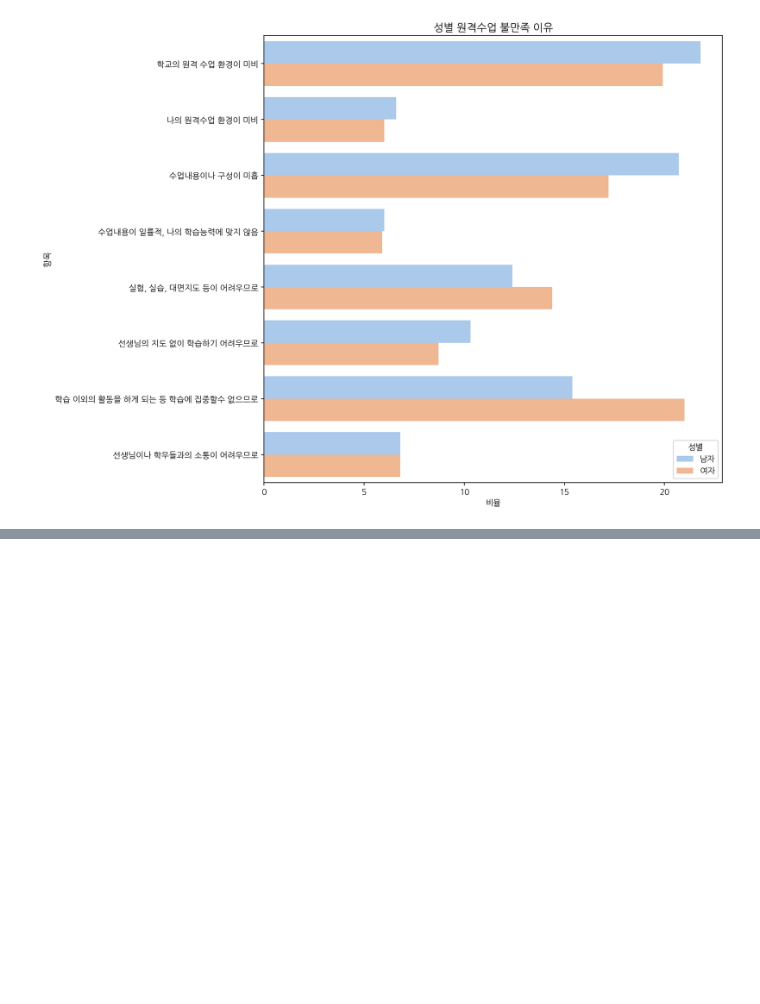
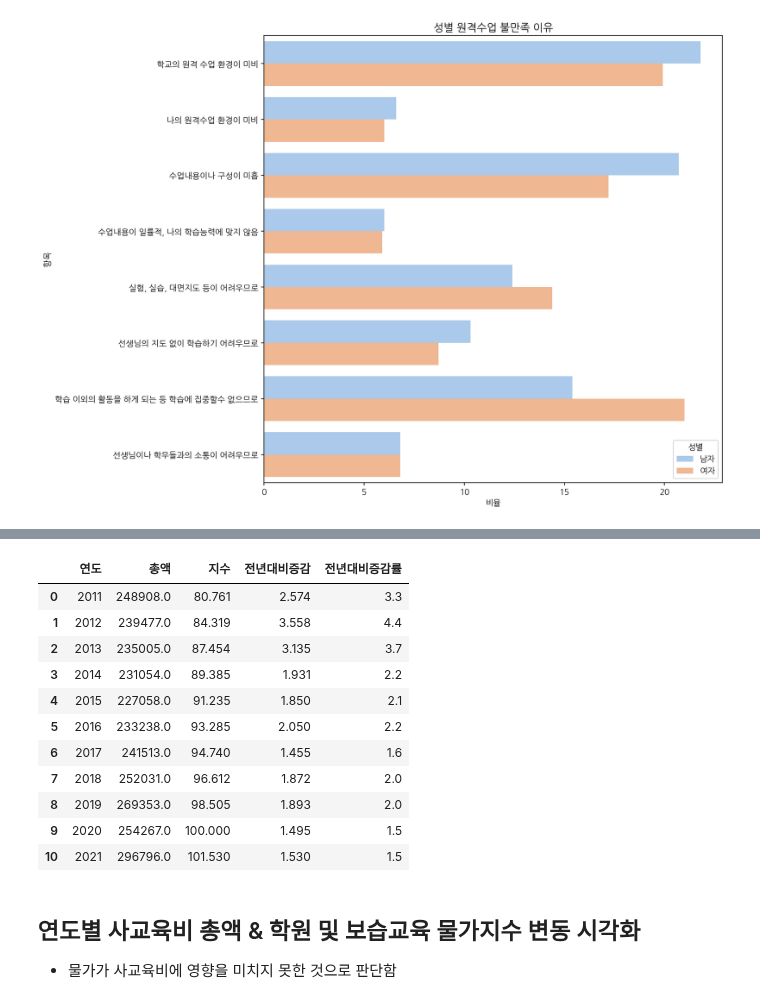
Before and after one commit to moonstar97/Structure, a Jupyter notebook: 가설3번_EDA.ipynb, the cells around one changed output, grey strips where cells are left out. Cells and saved outputs as stored; diff of their text form; code cells hidden in the pictures; blank space fills up the shorter version.

```diff
--- a/가설3번_EDA.ipynb
+++ b/가설3번_EDA.ipynb
@@ -265,0 +290,7 @@ plt.show()
+# %%
+# 로우 데이터 처리
+# 연도를 행으로 melt, 항목에서 필요없는 문자 제거, 총액,연도 칼럼 numeric 변경
+df_region_school_year_sum  = pd.melt(df_region_school_year_sum , id_vars = ['항목','특성별'], var_name='연도',value_name='총액')
+df_region_school_year_sum['항목'] = df_region_school_year_sum['항목'].str.replace(' \(\억\원\)','',regex=True)
+df_region_school_year_sum["총액"] = pd.to_numeric(df_region_school_year_sum["총액"], errors="coerce")
+df_region_school_year_sum
@@ -265,0 +366,19 @@ plt.show()
+# %%
+df_private_cpi = df_private.merge(df_cpi)
+df_private_cpi
+# %% [output]
+|  | 연도 | 총액 | 지수 | 전년대비증감 | 전년대비증감률 |
+| 0 | 2011 | 248908.0 | 80.761 | 2.574 | 3.3 |
+| 1 | 2012 | 239477.0 | 84.319 | 3.558 | 4.4 |
+| 2 | 2013 | 235005.0 | 87.454 | 3.135 | 3.7 |
+| 3 | 2014 | 231054.0 | 89.385 | 1.931 | 2.2 |
+| 4 | 2015 | 227058.0 | 91.235 | 1.850 | 2.1 |
+| 5 | 2016 | 233238.0 | 93.285 | 2.050 | 2.2 |
+| 6 | 2017 | 241513.0 | 94.740 | 1.455 | 1.6 |
+| 7 | 2018 | 252031.0 | 96.612 | 1.872 | 2.0 |
+| 8 | 2019 | 269353.0 | 98.505 | 1.893 | 2.0 |
+| 9 | 2020 | 254267.0 | 100.000 | 1.495 | 1.5 |
+| 10 | 2021 | 296796.0 | 101.530 | 1.530 | 1.5 |
+# %% [markdown]
+## 연도별 사교육비 총액 & 학원 및 보습교육 물가지수 변동 시각화
+- 물가가 사교육비에 영향을 미치지 못한 것으로 판단함
```
Also changed, not shown: parts of 30 cells of this notebook, 3 other files.
